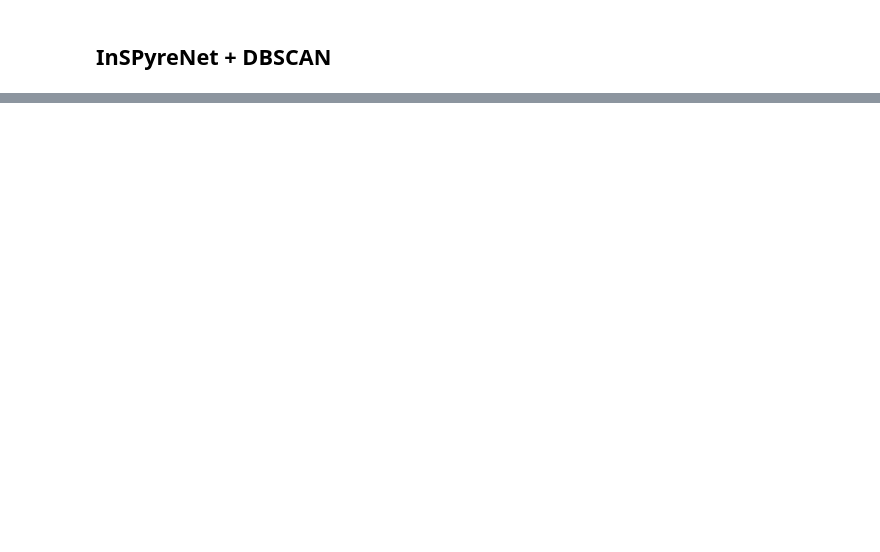
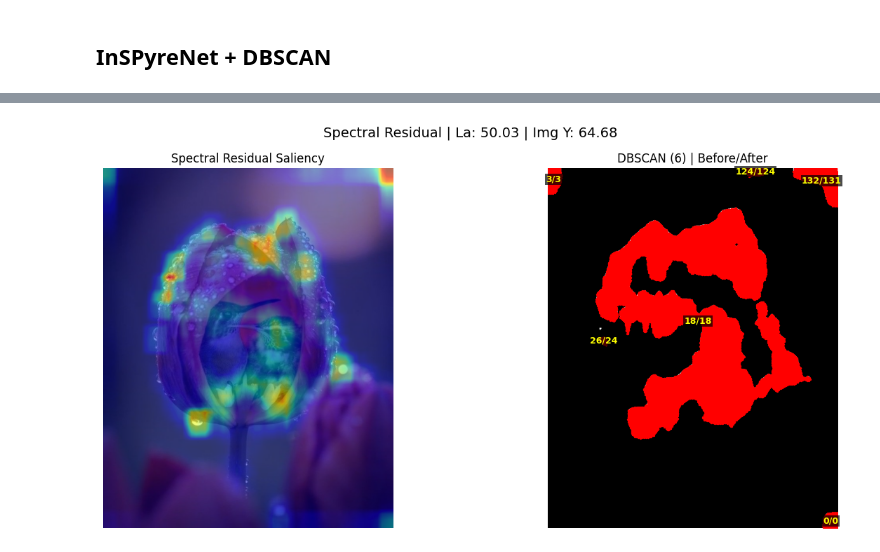
Before and after one commit to tarakanov517/CV_JND_based_approach, a Jupyter notebook: Untitled.ipynb, the cells around one changed output, grey strips where cells are left out. Saved outputs shown, nothing was run; the diff lists cells and outputs as text; code cells hidden in the pictures; blank space fills up the shorter version.

Commit message:
inspyrenet + dbscan

```diff
--- a/Untitled.ipynb
+++ b/Untitled.ipynb
@@ -365,0 +299,97 @@ Loading weights from ./latest.pth...
+# %%
+image_dir = Path("images_")
+image_files = list(image_dir.glob("*.[jp][pn]g")) + list(image_dir.glob("*.[jp][pn]G"))
+# %%
+for img_path in image_files:
+    print(f"Файл: {os.path.basename(img_path)}")
+
+    img_bgr = cv2.imread(str(img_path))
+    if img_bgr is None: continue
+    original_img = cv2.cvtColor(img_bgr, cv2.COLOR_BGR2RGB)
+
+    img_xyz = cv2.cvtColor(img_bgr, cv2.COLOR_BGR2XYZ)
+    mean_img_y = np.mean(img_xyz[..., 1]) / 255.0 * CONFIG['screen_luminance_cd_m2']
+
+    saliency_obj = cv2.saliency.StaticSaliencySpectralResidual_create()
+    _, saliency_map_float = saliency_obj.computeSaliency(img_bgr)
+    saliency_map_uint8 = (saliency_map_float * 255).astype(np.uint8)
+    _, binary_mask = cv2.threshold(saliency_map_uint8, 0, 255, cv2.THRESH_BINARY | cv2.THRESH_OTSU)
+
+    points = np.column_stack(np.where(binary_mask > 0))
+    step = 5
+    sampled_points = points[::step]
+
+    if len(sampled_points) < CONFIG['min_roi_area']:
+        final_la = 0.0; cluster_results = []; unique_labels = set(); labels = np.array([])
+    else:
+        db = DBSCAN(eps=15, min_samples=CONFIG['min_roi_area']).fit(sampled_points)
+        labels = db.labels_
+        unique_labels = set(labels); unique_labels.discard(-1)
+
+        cluster_results = []
+        la_before_list = []; la_after_raw_list = []; la_after_weighted_list = []
+
+        for label in unique_labels:
+            cluster_points = sampled_points[labels == label]
+            if len(cluster_points) == 0: continue
+
+            centroid = np.mean(cluster_points, axis=0)
+            area = len(cluster_points) * (step ** 2)
+
+            mask = np.zeros(binary_mask.shape, dtype=np.uint8)
+            for pt in cluster_points: cv2.circle(mask, (int(pt[1]), int(pt[0])), 5, 255, -1)
+
+            dens_map = build_density_map(original_img.shape, centroid, CONFIG)
+
+            lum_orig = srgb_to_absolute_luminance(original_img, CONFIG['screen_luminance_cd_m2'])
+            la_before = weighted_mean(lum_orig, mask > 0, dens_map)
+            la_before_list.append(la_before)
+
+            blurred_img, _ = blur_at_centroid(original_img, centroid, area, CONFIG['blur_sigma_base'], CONFIG['blur_sigma_scale'])
+
+            lum_blur_raw = srgb_to_absolute_luminance(blurred_img, CONFIG['screen_luminance_cd_m2'])
+            la_after_raw = np.mean(lum_blur_raw[mask > 0])
+            la_after_raw_list.append(la_after_raw)
+
+            la_after_weighted = weighted_mean(lum_blur_raw, mask > 0, dens_map)
+            la_after_weighted_list.append(la_after_weighted)
+
+            cluster_results.append({
+                'label': label, 'centroid': centroid,
+                'blurred_img': blurred_img,
+                'la_before': la_before,
+                'la_after_raw': la_after_raw,
+                'la_after_weighted': la_after_weighted
+            })
+
+        final_la = np.mean(la_after_weighted_list) if cluster_results else 0.0
+
+        print(f"Средняя яркость изображения (Y): {mean_img_y:.2f} кд/м²")
+        print(f"Яркость кластеров после размытия:     {[f'{x:.2f}' for x in la_after_raw_list]}")
+        print(f"Яркость кластеров ПОСЛЕ размытия (взвеш.):    {[f'{x:.2f}' for x in la_after_weighted_list]}")
+        print(f"Итоговая La: {final_la:.2f} кд/м²")
+
+    fig, axes = plt.subplots(1, 2, figsize=(14, 6))
+
+    axes[0].imshow(original_img)
+    axes[0].imshow(saliency_map_float, cmap='jet', alpha=0.5)
+    axes[0].set_title("Spectral Residual Saliency")
+    axes[0].axis('off')
+
+    axes[1].imshow(binary_mask, cmap='gray')
+    if cluster_results:
+        for res in cluster_results:
+            m = labels == res['label']
+            axes[1].scatter(sampled_points[m, 1], sampled_points[m, 0], s=2, c='r')
+            r, c = res['centroid']
+            txt = f"{res['la_before']:.0f}/{res['la_after_weighted']:.0f}"
+            axes[1].text(c, r, txt, color='yellow', fontsize=9, fontweight='bold',
+                         ha='center', va='center', bbox=dict(facecolor='black', alpha=0.7, pad=1, edgecolor='none'))
+
+    axes[1].set_title(f"DBSCAN ({len(unique_labels)}) | Before/After")
+    axes[1].axis('off')
+
+    plt.suptitle(f"Spectral Residual | La: {final_la:.2f} | Img Y: {mean_img_y:.2f}", fontsize=14)
+    plt.tight_layout()
+    plt.show()
+# %% [output]
@@ -365,0 +401 @@ Loading weights from ./latest.pth...
+[figure, added]
```
Also changed, not shown: parts of 7 cells of this notebook.
